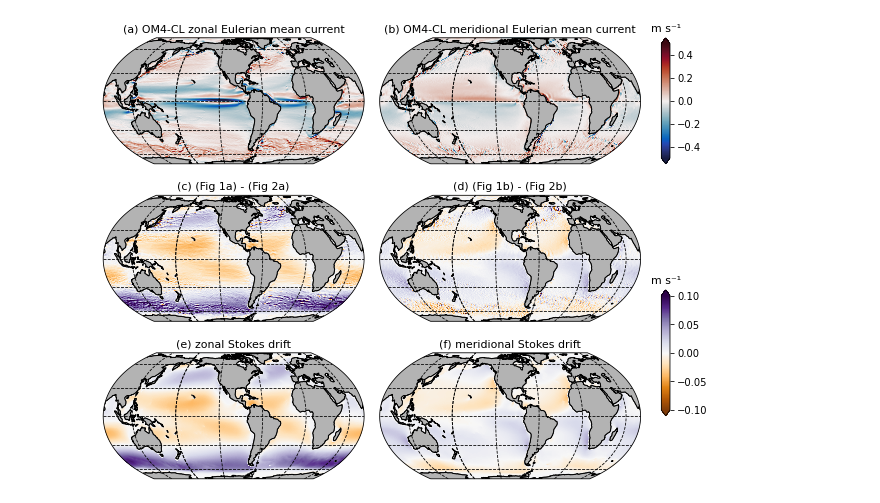
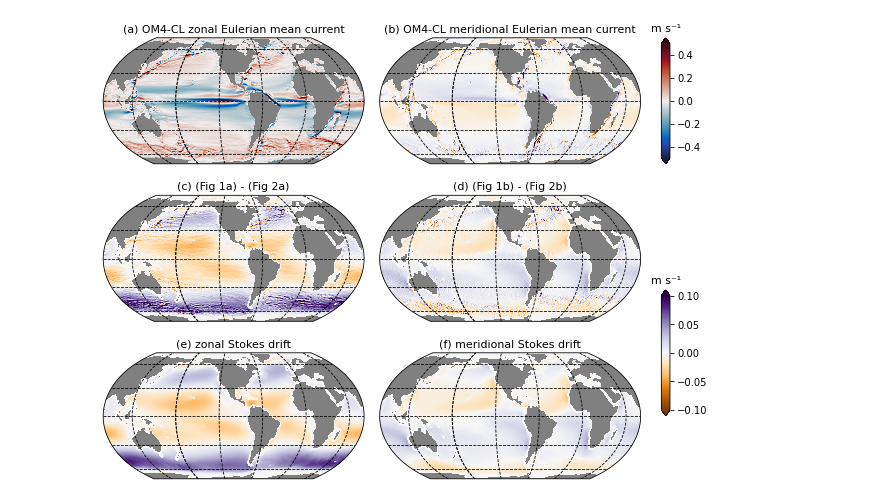
Before and after one commit to breichl/MOM6CL-Figures, a Jupyter notebook: OM4_Current_Differences.ipynb, the cells around one changed output. Saved outputs shown, nothing was run; the diff lists cells and outputs as text; code cells hidden in the pictures.

Commit message:
remove coastlines

```diff
--- a/OM4_Current_Differences.ipynb
+++ b/OM4_Current_Differences.ipynb
@@ -144,105 +149,105 @@ ax6 = fig.add_axes([0.37, 0.25/4, D1, D2], projection=projection)
 axcb1 = fig.add_axes([0.82, 0.5 + 3*0.25/4, 0.01, D2])
 axcb2 = fig.add_axes([0.82, 0.25/4 + 0.25/2, 0.01, D2])
 
-for ax in [ax1, ax2, ax3, ax4, ax5, ax6]:
-    ax.coastlines(resolution='auto', color='k', linewidth=0.5)
-    ax.gridlines(color='black', linestyle='--')
+cmap = cmocean.cm.balance
+cmap.set_bad(alpha=0)
 
-AX=ax1
+ax=ax1
 p=OM4CL.Ue.plot(x='geolon', y='geolat',
-                vmin=-0.5, vmax=0.5, cmap=cmocean.cm.balance,
+                vmin=-0.5, vmax=0.5, cmap=cmap,
                 transform=ccrs.PlateCarree(),
                 add_labels=False,
                 add_colorbar=False,
-                ax=AX,
-                facecolor="gray",
+                ax=ax,
                 shading="auto",
                 rasterized=True,
                 zorder=-20
                 )
-AX.set_title('(a) OM4-CL zonal Eulerian mean current', fontsize=11)
+ax.set_title('(a) OM4-CL zonal Eulerian mean current', fontsize=11)
+
 cb = plt.colorbar(p, cax=axcb1, orientation='vertical', extend='both')
 cb.ax.set_title(r'm s⁻¹', fontsize=11)
 
-AX=ax2
+cmap = copy.copy(matplotlib.cm.get_cmap("PuOr"))
+cmap.set_bad(alpha=0)
+
+ax=ax4
+p=OM4CL.Ve.plot(x='geolon', y='geolat',
+                vmin=-0.5, vmax=0.5, cmap=cmap,
+                transform=ccrs.PlateCarree(),
+                add_labels=False,
+                add_colorbar=False,
+                ax=ax,
+                shading="auto",
+                rasterized=True,
+                zorder=-20
+                )
+ax.set_title('(b) OM4-CL meridional Eulerian mean current', fontsize=11)
+
+ax=ax2
 p=(OM4.U-OM4CL.Ue).plot(x='geolon', y='geolat',
-                        vmin=-0.1, vmax=0.1, cmap='PuOr',
+                        vmin=-0.1, vmax=0.1, cmap=cmap,
                         transform=ccrs.PlateCarree(),
                         add_labels=False,
                         add_colorbar=False,
-                        ax=AX,
-                        facecolor="gray",
+                        ax=ax,
                         shading="auto",
                         rasterized=True,
                         zorder=-20
                         )
-AX.set_title('(c) (Fig 1a) - (Fig 2a)', fontsize=11)
+ax.set_title('(c) (Fig 1a) - (Fig 2a)', fontsize=11)
 
-AX=ax3
+ax=ax3
 p=(OM4CL.Us).plot(x='geolon', y='geolat',
-                  vmin=-0.1, vmax=0.1, cmap='PuOr',
+                  vmin=-0.1, vmax=0.1, cmap=cmap,
                   transform=ccrs.PlateCarree(),
                   add_labels=False,
                   add_colorbar=False,
-                  ax=AX,
-                  facecolor="gray",
+                  ax=ax,
                   shading="auto",
                   rasterized=True,
                   zorder=-20
                   )
-AX.set_title('(e) zonal Stokes drift', fontsize=11)
+ax.set_title('(e) zonal Stokes drift', fontsize=11)
+
 cb = plt.colorbar(p, cax=axcb2, orientation='vertical', extend='both')
 cb.ax.set_title(r'm s⁻¹', fontsize=11)
 
-AX=ax4
-p=OM4CL.Ve.plot(x='geolon', y='geolat',
-                vmin=-0.5, vmax=0.5, cmap=cmocean.cm.balance,
-                transform=ccrs.PlateCarree(),
-                add_labels=False,
-                add_colorbar=False,
-                ax=AX,
-                facecolor="gray",
-                shading="auto",
-                rasterized=True,
-                zorder=-20
-                )
-AX.set_title('(b) OM4-CL meridional Eulerian mean current', fontsize=11)
-
-AX=ax5
+ax=ax5
 p=(OM4.V-OM4CL.Ve).plot(x='geolon', y='geolat',
-                        vmin=-0.1, vmax=0.1, cmap='PuOr',
+                        vmin=-0.1, vmax=0.1, cmap=cmap,
                         transform=ccrs.PlateCarree(),
                         add_labels=False,
                         add_colorbar=False,
-                        ax=AX,
-                        facecolor="gray",
+                        ax=ax,
                         shading="auto",
                         rasterized=True,
                         zorder=-20
                         )
-AX.set_title('(d) (Fig 1b) - (Fig 2b)', fontsize=11)
+ax.set_title('(d) (Fig 1b) - (Fig 2b)', fontsize=11)
 
-AX=ax6
+ax=ax6
 p=(OM4CL.Vs).plot(x='geolon', y='geolat',
-                  vmin=-0.1, vmax=0.1, cmap='PuOr',
+                  vmin=-0.1, vmax=0.1, cmap=cmap,
                   transform=ccrs.PlateCarree(),
                   add_labels=False,
                   add_colorbar=False,
-                  ax=AX,
-                  facecolor="gray",
+                  ax=ax,
                   shading="auto",
                   rasterized=True,
                   zorder=-20
                   )
-AX.set_title('(f) meridional Stokes drift', fontsize=11)
+ax.set_title('(f) meridional Stokes drift', fontsize=11)
 
 for ax in [ax1, ax2, ax3, ax4, ax5, ax6]:
-    ax.add_feature(cfeature.LAND, facecolor='0.7')
-    ax.add_feature(cfeature.COASTLINE)
+    # ax.coastlines(resolution='auto', color='k', linewidth=0.5)
+    ax.set_facecolor('grey')
+    ax.gridlines(color='black', linestyle='--')
+    # ax.add_feature(cfeature.LAND, facecolor='0.7')
+    # ax.add_feature(cfeature.COASTLINE)
 
-fig.savefig('./figure_2.pdf', dpi=300,
+fig.savefig('./figure_2.pdf', dpi=320,
             bbox_inches='tight',
-            transparent=True,
             pad_inches=0.02)
 # %% [output]
-[figure, old version]
+[figure, new version]
```
Also changed, not shown: parts of 3 cells of this notebook.
